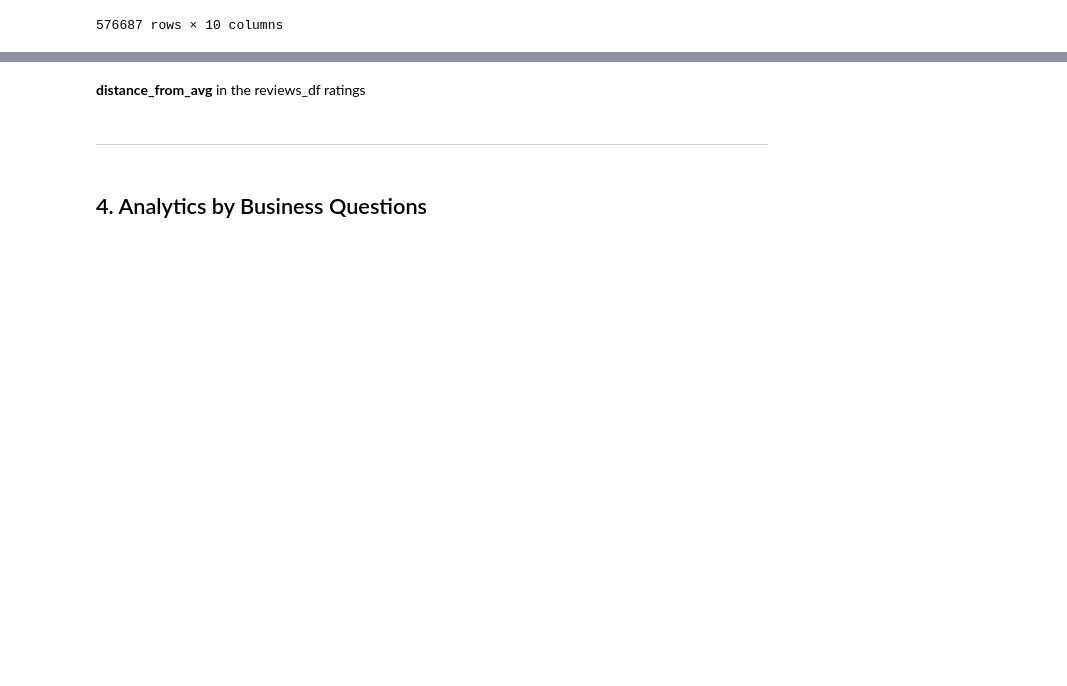
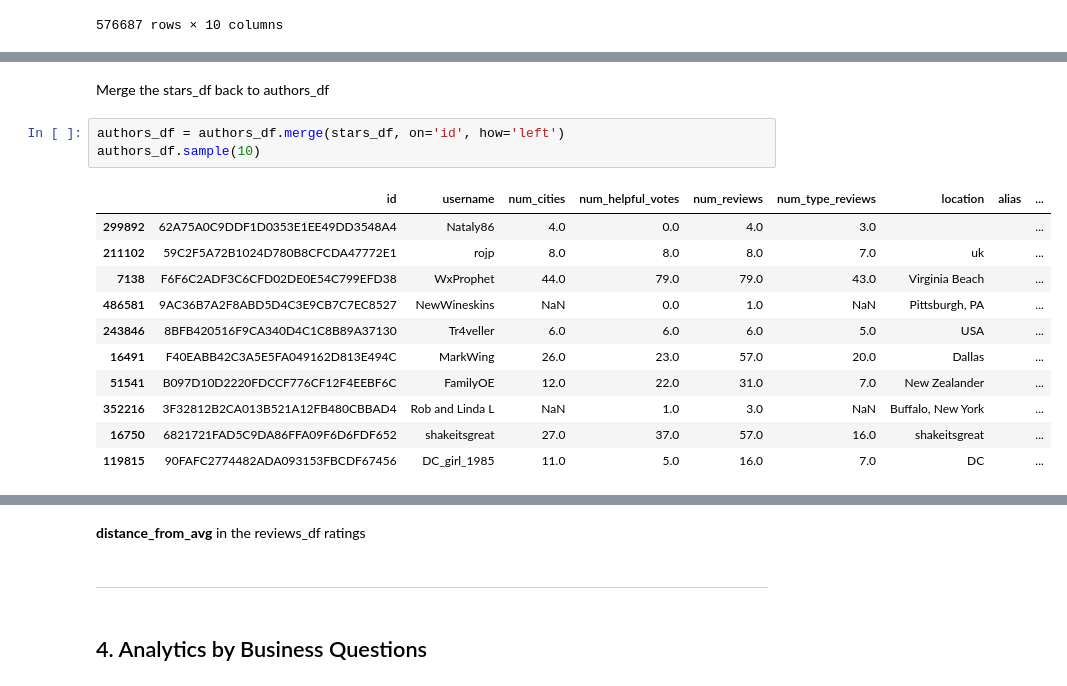
Before and after one commit to nadiavictoria/IS512-Hotel-Analytics, a Jupyter notebook: notebooks/02_exploratory_analysis.ipynb, the cells around one changed output, grey strips where cells are left out. Drawn from its saved outputs; the diff is of its cells as text; blank space fills up the shorter version.

```diff
--- a/notebooks/02_exploratory_analysis.ipynb
+++ b/notebooks/02_exploratory_analysis.ipynb
@@ -740,0 +816,17 @@ plt.show()
+# %% [markdown]
+Merge the stars_df back to authors_df
+# %%
+authors_df = authors_df.merge(stars_df, on='id', how='left')
+authors_df.sample(10)
+# %% [output]
+|  | id | username | num_cities | num_helpful_votes | num_reviews | num_type_reviews | location | alias | ... |
+| 299892 | 62A75A0C9DDF1D0353E1EE49DD3548A4 | Nataly86 | 4.0 | 0.0 | 4.0 | 3.0 |  |  | ... |
+| 211102 | 59C2F5A72B1024D780B8CFCDA47772E1 | rojp | 8.0 | 8.0 | 8.0 | 7.0 | uk |  | ... |
+| 7138 | F6F6C2ADF3C6CFD02DE0E54C799EFD38 | WxProphet | 44.0 | 79.0 | 79.0 | 43.0 | Virginia Beach |  | ... |
+| 486581 | 9AC36B7A2F8ABD5D4C3E9CB7C7EC8527 | NewWineskins | NaN | 0.0 | 1.0 | NaN | Pittsburgh, PA |  | ... |
+| 243846 | 8BFB420516F9CA340D4C1C8B89A37130 | Tr4veller | 6.0 | 6.0 | 6.0 | 5.0 | USA |  | ... |
+| 16491 | F40EABB42C3A5E5FA049162D813E494C | MarkWing | 26.0 | 23.0 | 57.0 | 20.0 | Dallas |  | ... |
+| 51541 | B097D10D2220FDCCF776CF12F4EEBF6C | FamilyOE | 12.0 | 22.0 | 31.0 | 7.0 | New Zealander |  | ... |
+| 352216 | 3F32812B2CA013B521A12FB480CBBAD4 | Rob and Linda L | NaN | 1.0 | 3.0 | NaN | Buffalo, New York |  | ... |
+| 16750 | 6821721FAD5C9DA86FFA09F6D6FDF652 | shakeitsgreat | 27.0 | 37.0 | 57.0 | 16.0 | shakeitsgreat |  | ... |
+| 119815 | 90FAFC2774482ADA093153FBCDF67456 | DC_girl_1985 | 11.0 | 5.0 | 16.0 | 7.0 | DC |  | ... |
```
Also changed, not shown: parts of 12 cells of this notebook.
